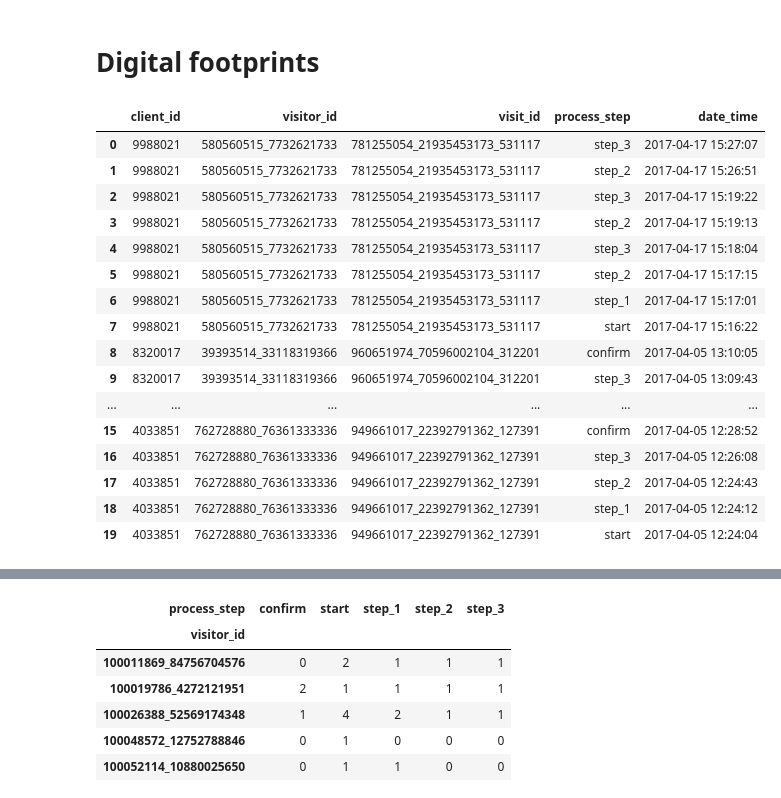
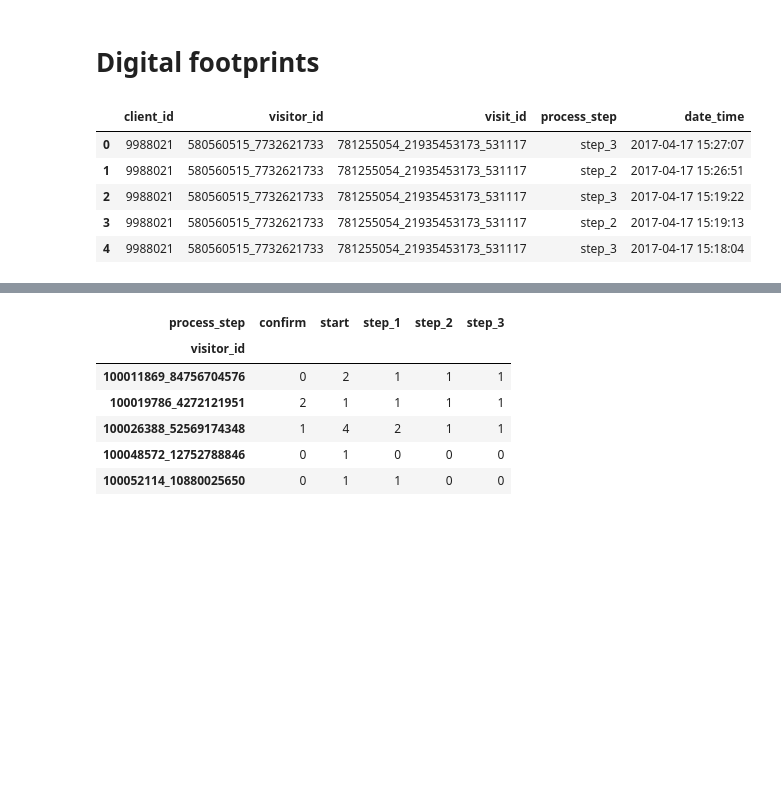
Before and after one commit to dimitsagk/AB_Testing_Analysis, a Jupyter notebook: notebooks/Project_2_02Cleaning+EDA.ipynb, the cells around one changed output, grey strips where cells are left out. Drawn from its saved outputs; the diff is of its cells as text; code cells hidden in the pictures; blank space fills up the shorter version.

```diff
--- a/notebooks/Project_2_02Cleaning+EDA.ipynb
+++ b/notebooks/Project_2_02Cleaning+EDA.ipynb
@@ -25,7 +26,7 @@ df3 = pd.read_csv(filepath3)
 df_roster = pd.read_csv(filepath4)
 
 # Merging part 1 and 2 of Digital Footprints
-df_trace = pd.concat([df2, df3], axis=0)
+df_trace = pd.concat([df2, df3], axis=0, ignore_index=True)
 # %% [markdown]
 # Data cleaning
 # %%
@@ -278,22 +279,11 @@ The Spearman correlation analysis similarly indicates that the strongest associa
 # %% [markdown]
 # Digital footprints
 # %%
-df_trace.head(20)
+df_trace.head(5)
 # %% [output]
 |  | client_id | visitor_id | visit_id | process_step | date_time |
 | 0 | 9988021 | 580560515_7732621733 | 781255054_21935453173_531117 | step_3 | 2017-04-17 15:27:07 |
 | 1 | 9988021 | 580560515_7732621733 | 781255054_21935453173_531117 | step_2 | 2017-04-17 15:26:51 |
 | 2 | 9988021 | 580560515_7732621733 | 781255054_21935453173_531117 | step_3 | 2017-04-17 15:19:22 |
 | 3 | 9988021 | 580560515_7732621733 | 781255054_21935453173_531117 | step_2 | 2017-04-17 15:19:13 |
 | 4 | 9988021 | 580560515_7732621733 | 781255054_21935453173_531117 | step_3 | 2017-04-17 15:18:04 |
-| 5 | 9988021 | 580560515_7732621733 | 781255054_21935453173_531117 | step_2 | 2017-04-17 15:17:15 |
-| 6 | 9988021 | 580560515_7732621733 | 781255054_21935453173_531117 | step_1 | 2017-04-17 15:17:01 |
-| 7 | 9988021 | 580560515_7732621733 | 781255054_21935453173_531117 | start | 2017-04-17 15:16:22 |
-| 8 | 8320017 | 39393514_33118319366 | 960651974_70596002104_312201 | confirm | 2017-04-05 13:10:05 |
-| 9 | 8320017 | 39393514_33118319366 | 960651974_70596002104_312201 | step_3 | 2017-04-05 13:09:43 |
-| ... | ... | ... | ... | ... | ... |
-| 15 | 4033851 | 762728880_76361333336 | 949661017_22392791362_127391 | confirm | 2017-04-05 12:28:52 |
-| 16 | 4033851 | 762728880_76361333336 | 949661017_22392791362_127391 | step_3 | 2017-04-05 12:26:08 |
-| 17 | 4033851 | 762728880_76361333336 | 949661017_22392791362_127391 | step_2 | 2017-04-05 12:24:43 |
-| 18 | 4033851 | 762728880_76361333336 | 949661017_22392791362_127391 | step_1 | 2017-04-05 12:24:12 |
-| 19 | 4033851 | 762728880_76361333336 | 949661017_22392791362_127391 | start | 2017-04-05 12:24:04 |
```
Also changed, not shown: parts of 24 cells of this notebook.
